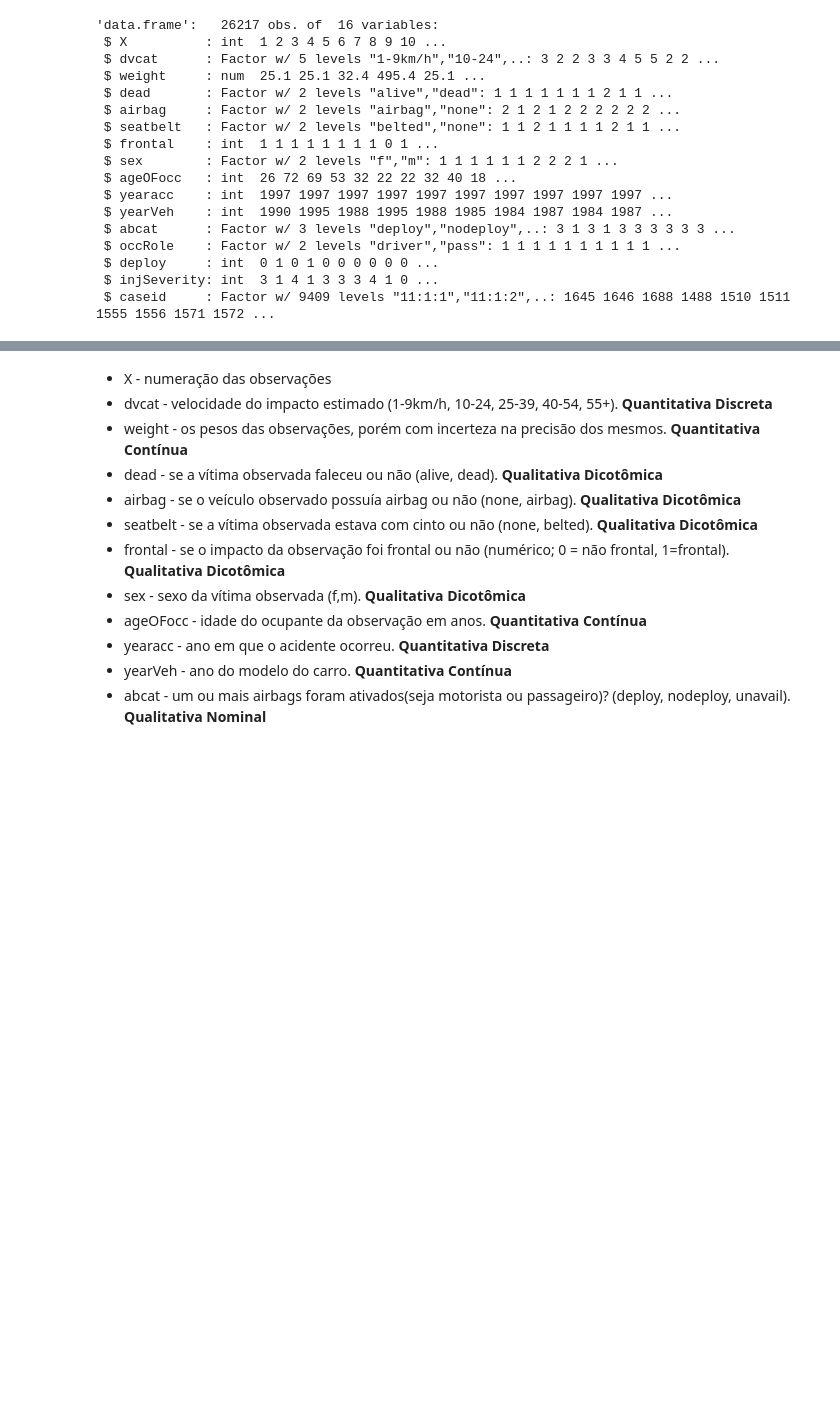
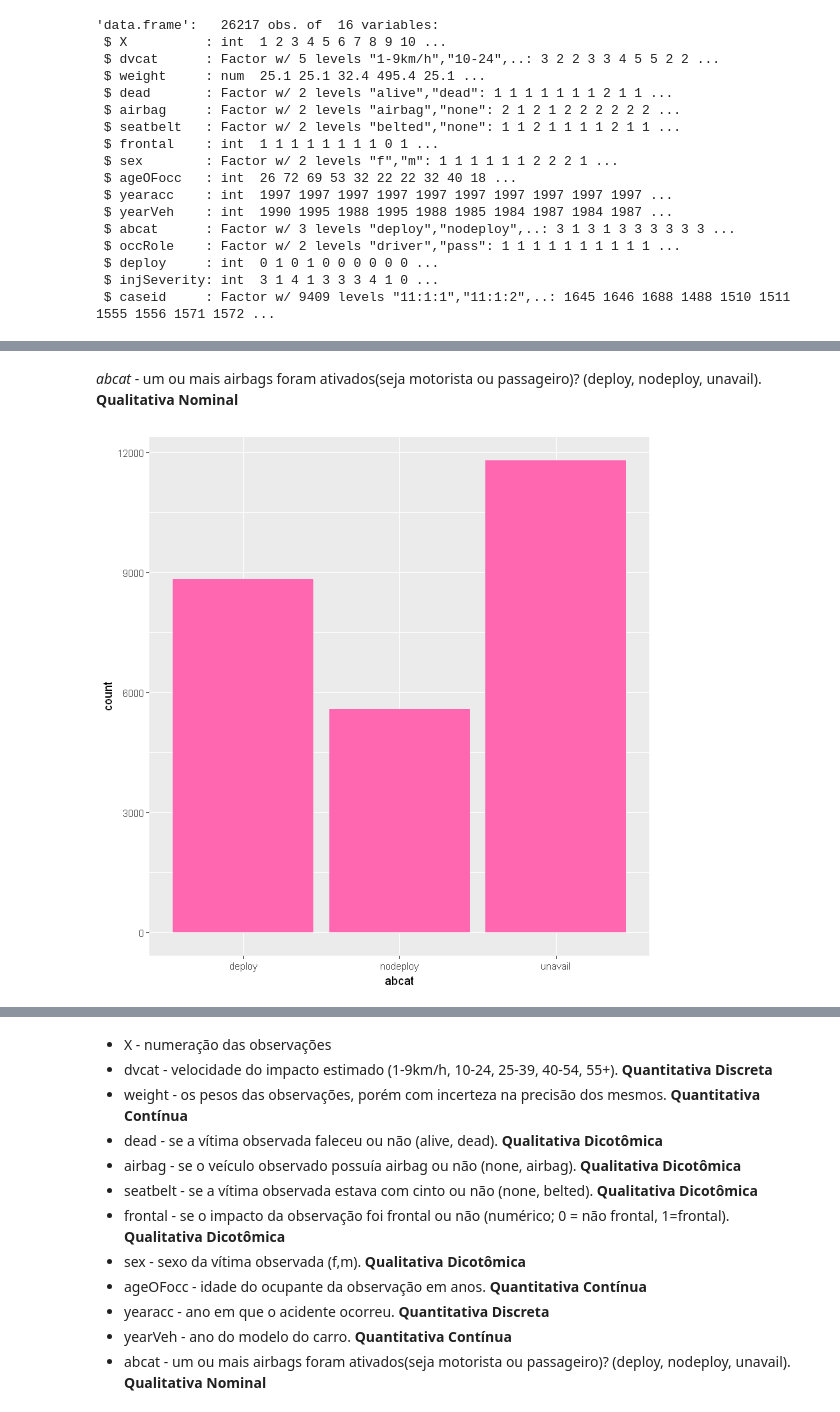
Before and after one commit to Umaigenomu/Car-Accidents, a Jupyter notebook: CarAccidents.ipynb, the cells around one changed output, grey strips where cells are left out. Cells and saved outputs as stored; diff of their text form; code cells hidden in the pictures; blank space fills up the shorter version.

```diff
--- a/CarAccidents.ipynb
+++ b/CarAccidents.ipynb
@@ -33,0 +81,6 @@ str(df)
+# %% [markdown]
+_abcat_ - um ou mais airbags foram ativados(seja motorista ou passageiro)? (deploy, nodeploy, unavail). **Qualitativa Nominal**
+# %%
+ggplot(df,aes(abcat)) + geom_histogram(stat="count",fill="#ff68b1")
+# %% [output]
+[figure, added]
```
Also changed, not shown: parts of 29 cells of this notebook.
